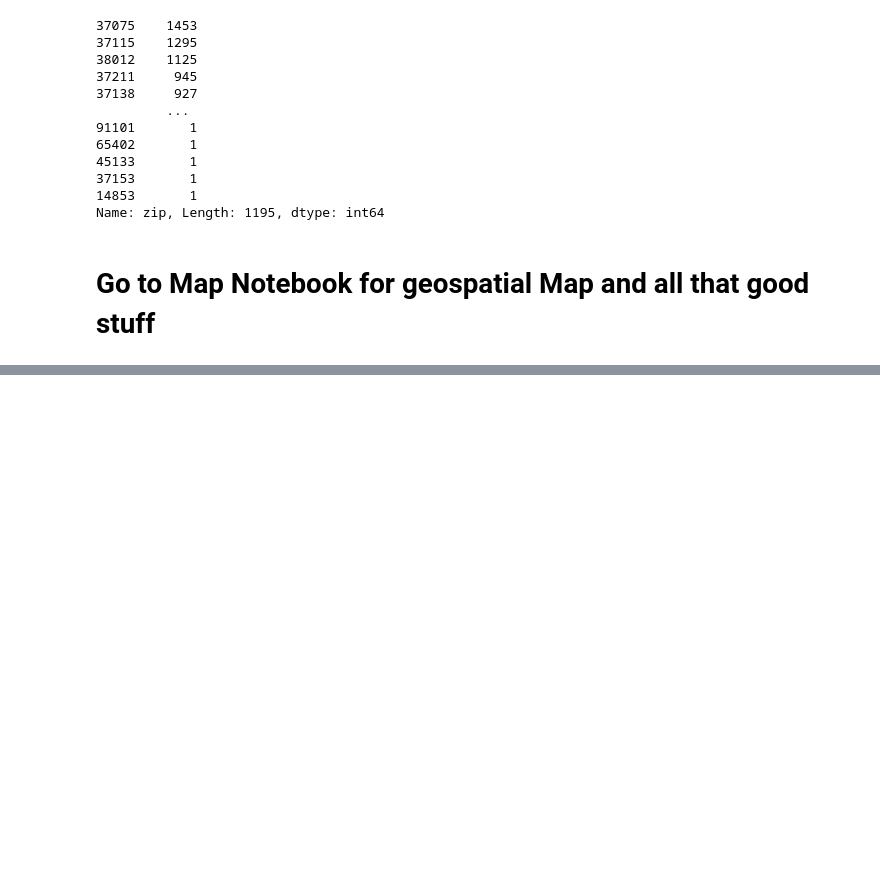
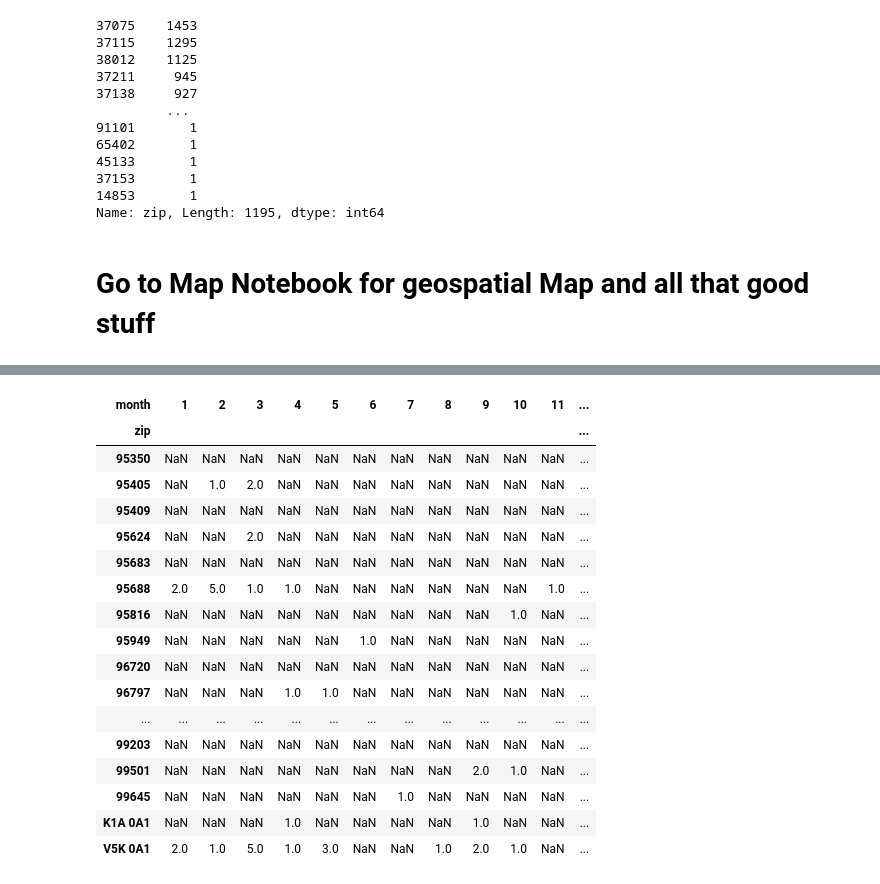
Before and after one commit to NSS-Data-Analytics-Cohort-6/fcs-crisis-sailing-the-seaborn, a Jupyter notebook: notebooks/fcs_crisis_notebook.ipynb, the cells around one changed output, grey strips where cells are left out. Cells and saved outputs as stored; diff of their text form; code cells hidden in the pictures; blank space fills up the shorter version.

```diff
--- a/notebooks/fcs_crisis_notebook.ipynb
+++ b/notebooks/fcs_crisis_notebook.ipynb
@@ -1117,3 +1100,6 @@ crisis_df.zip.value_counts()
 Name: zip, Length: 1195, dtype: int64
 # %% [markdown]
 # Go to Map Notebook for geospatial Map and all that good stuff
+# %%
+#nevermind I need to run more calculations to get my datasets right
+zip_month = crisis_df.groupby(['zip','month'])['CallReportNum'].count()
@@ -1119,0 +1146,4 @@ Name: zip, Length: 1195, dtype: int64
+# %%
+zip_month = pd.DataFrame(data = zip_month)
+# %%
+zip_month = zip_month.reset_index()
@@ -1119,0 +1172,23 @@ Name: zip, Length: 1195, dtype: int64
+# %%
+zip_month = zip_month.pivot(index='zip', columns='month', values='CallReportNum')
+# %%
+zip_month.tail(60)
+# %% [output]
+| month | 1 | 2 | 3 | 4 | 5 | 6 | 7 | 8 | 9 | 10 | 11 | ... |
+| zip |  |  |  |  |  |  |  |  |  |  |  | ... |
+| 95350 | NaN | NaN | NaN | NaN | NaN | NaN | NaN | NaN | NaN | NaN | NaN | ... |
+| 95405 | NaN | 1.0 | 2.0 | NaN | NaN | NaN | NaN | NaN | NaN | NaN | NaN | ... |
+| 95409 | NaN | NaN | NaN | NaN | NaN | NaN | NaN | NaN | NaN | NaN | NaN | ... |
+| 95624 | NaN | NaN | 2.0 | NaN | NaN | NaN | NaN | NaN | NaN | NaN | NaN | ... |
+| 95683 | NaN | NaN | NaN | NaN | NaN | NaN | NaN | NaN | NaN | NaN | NaN | ... |
+| 95688 | 2.0 | 5.0 | 1.0 | 1.0 | NaN | NaN | NaN | NaN | NaN | NaN | 1.0 | ... |
+| 95816 | NaN | NaN | NaN | NaN | NaN | NaN | NaN | NaN | NaN | 1.0 | NaN | ... |
+| 95949 | NaN | NaN | NaN | NaN | NaN | 1.0 | NaN | NaN | NaN | NaN | NaN | ... |
+| 96720 | NaN | NaN | NaN | NaN | NaN | NaN | NaN | NaN | NaN | NaN | NaN | ... |
+| 96797 | NaN | NaN | NaN | 1.0 | 1.0 | NaN | NaN | NaN | NaN | NaN | NaN | ... |
+| ... | ... | ... | ... | ... | ... | ... | ... | ... | ... | ... | ... | ... |
+| 99203 | NaN | NaN | NaN | NaN | NaN | NaN | NaN | NaN | NaN | NaN | NaN | ... |
+| 99501 | NaN | NaN | NaN | NaN | NaN | NaN | NaN | NaN | 2.0 | 1.0 | NaN | ... |
+| 99645 | NaN | NaN | NaN | NaN | NaN | NaN | 1.0 | NaN | NaN | NaN | NaN | ... |
+| K1A 0A1 | NaN | NaN | NaN | 1.0 | NaN | NaN | NaN | NaN | 1.0 | NaN | NaN | ... |
+| V5K 0A1 | 2.0 | 1.0 | 5.0 | 1.0 | 3.0 | NaN | NaN | 1.0 | 2.0 | 1.0 | NaN | ... |
```
Also changed, not shown: parts of 25 cells of this notebook, 1 other file.
